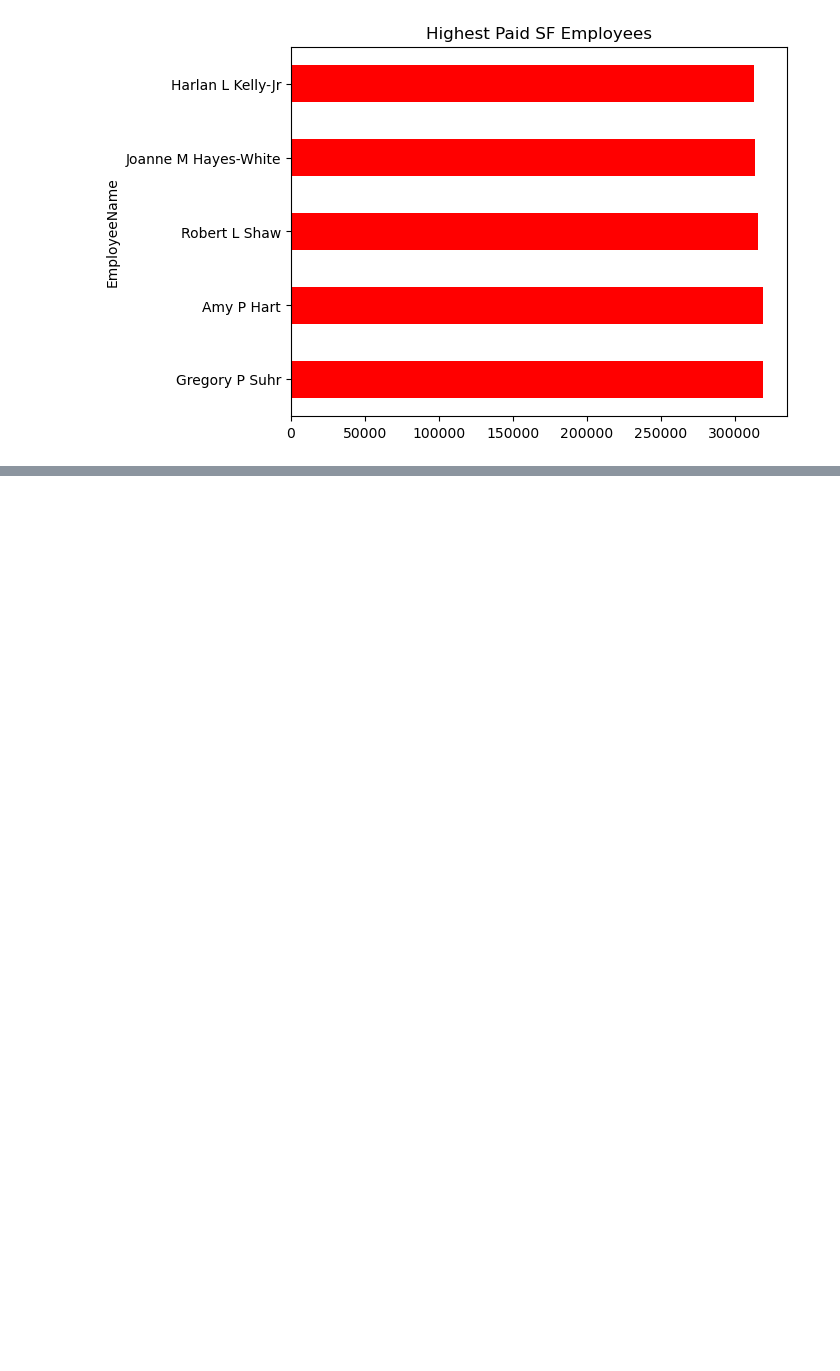
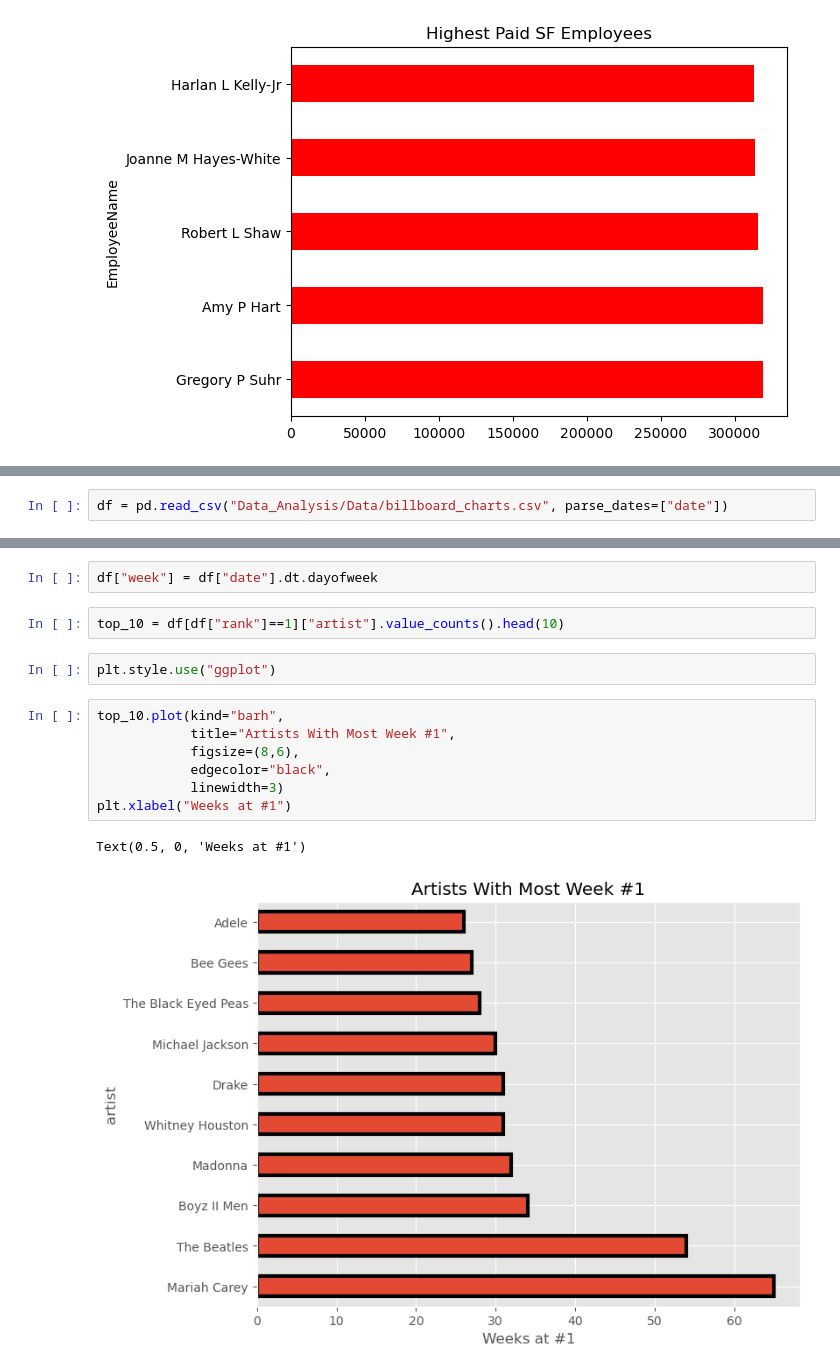
Before and after one commit to gurnamsingh11/data_visualization, a Jupyter notebook: 02_Pandas_Plotting.ipynb, the cells around one changed output, grey strips where cells are left out. Drawn from its saved outputs; the diff is of its cells as text; blank space fills up the shorter version.

```diff
--- a/02_Pandas_Plotting.ipynb
+++ b/02_Pandas_Plotting.ipynb
@@ -179,0 +183,2 @@ df.sort_values("OvertimePay", ascending=False).head().plot(kind="barh", stacked=
+# %%
+df = pd.read_csv("Data_Analysis/Data/billboard_charts.csv", parse_dates=["date"])
@@ -179,0 +194,16 @@ df.sort_values("OvertimePay", ascending=False).head().plot(kind="barh", stacked=
+# %%
+df["week"] = df["date"].dt.dayofweek
+# %%
+top_10 = df[df["rank"]==1]["artist"].value_counts().head(10)
+# %%
+plt.style.use("ggplot")
+# %%
+top_10.plot(kind="barh",
+            title="Artists With Most Week #1",
+            figsize=(8,6),
+            edgecolor="black",
+            linewidth=3)
+plt.xlabel("Weeks at #1")
+# %% [output]
+Text(0.5, 0, 'Weeks at #1')
+[figure, added]
```
Also changed, not shown: parts of 4 cells of this notebook.
